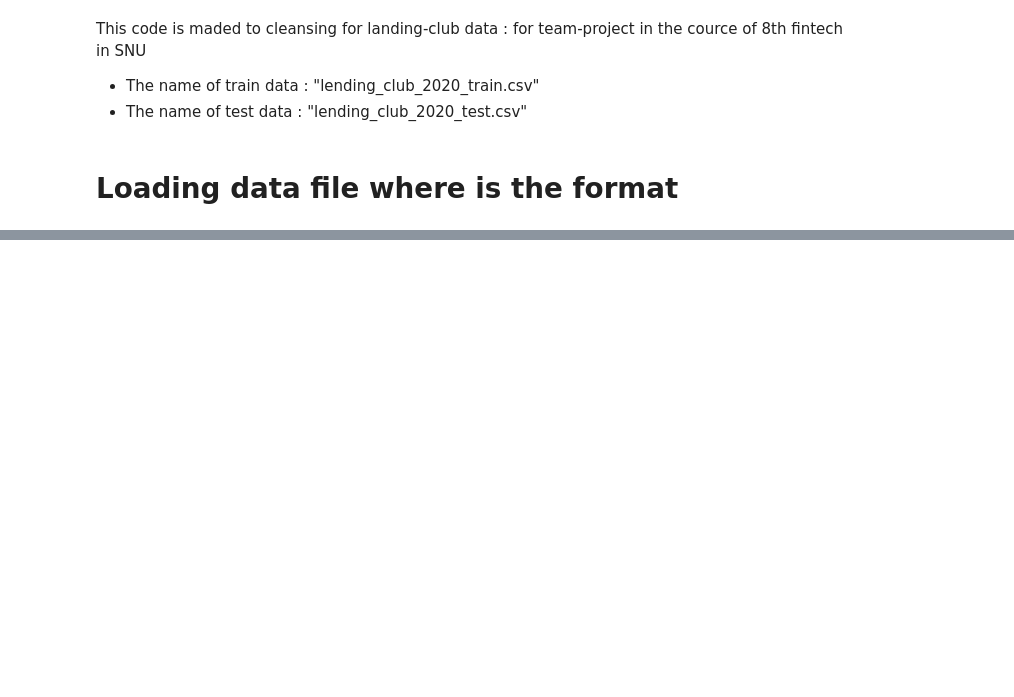
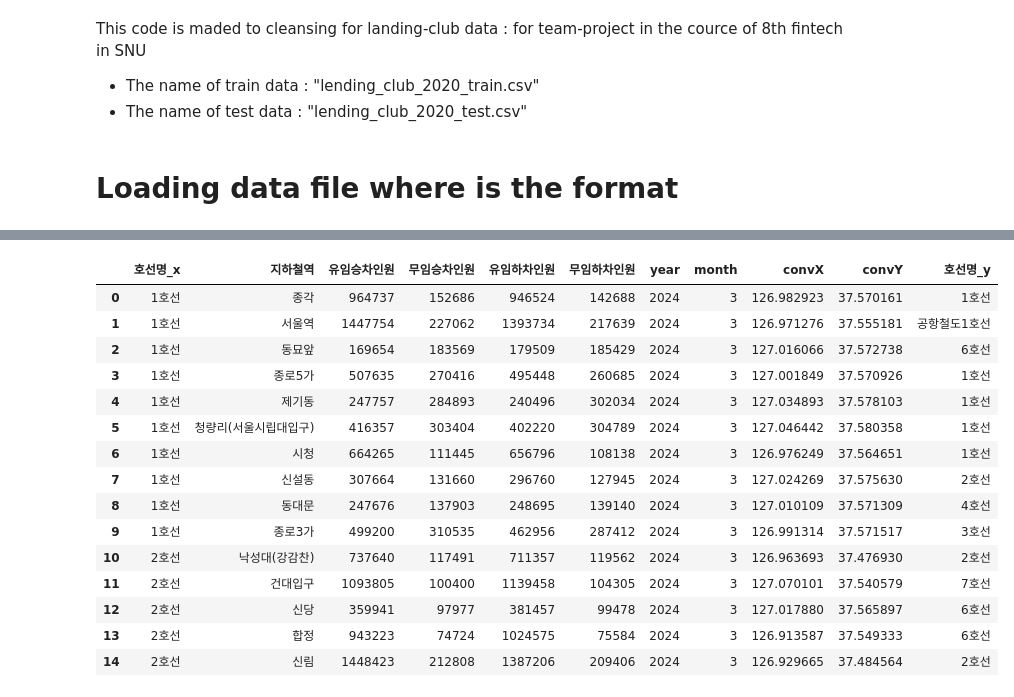
Before and after one commit to jjome/team1_visual, a Jupyter notebook: cleansing_v1.ipynb, the cells around one changed output, grey strips where cells are left out. Drawn from its saved outputs; the diff is of its cells as text; code cells hidden in the pictures; blank space fills up the shorter version.

```diff
--- a/cleansing_v1.ipynb
+++ b/cleansing_v1.ipynb
@@ -1220,0 +42,4 @@ Today is 20240429
+# %%
+feat = '작업일자'
+df1.drop(columns = [feat], axis = 0, inplace = True)
+print(df1.head())
@@ -1220,0 +53,9 @@ Today is 20240429
+# %%
+# 날짜형 변수의 경우, 'year'과 'month' feature로 나눠서 저장.
+feat = '사용월'
+df1[feat] = pd.to_datetime(df1[feat], format='%Y%m')
+df1['year'] = df1[feat].dt.year.astype(int)
+df1['month'] = df1[feat].dt.month.astype(int)
+
+df1.drop(columns = [feat], axis = 0, inplace = True)
+print(df1.head())
@@ -1220,0 +71,7 @@ Today is 20240429
+# %%
+csv = dir_name+"data_loc.csv"     # train data set to csv
+
+df2 = pd.read_csv(csv)                          # data frame of csv, i.e. source file
+
+df2.rename(columns={'lineNm': '호선명', 'stnKrNm': '지하철역'}, inplace=True)
+df2.head()
@@ -1220,0 +85,7 @@ Today is 20240429
+# %%
+df2.sort_values(by=['지하철역', '호선명'])
+df2 = df2.groupby('지하철역').agg({
+    'convX': 'mean',
+    'convY': 'mean',
+    '호선명': 'first'
+}).reset_index().sort_values(by=[ '호선명', '지하철역'])
@@ -1220,0 +112,20 @@ Today is 20240429
+# %%
+df = pd.merge(df1, df2, on='지하철역', how='left')
+df.head(15)
+# %% [output]
+|  | 호선명_x | 지하철역 | 유임승차인원 | 무임승차인원 | 유임하차인원 | 무임하차인원 | year | month | convX | convY | 호선명_y |
+| 0 | 1호선 | 종각 | 964737 | 152686 | 946524 | 142688 | 2024 | 3 | 126.982923 | 37.570161 | 1호선 |
+| 1 | 1호선 | 서울역 | 1447754 | 227062 | 1393734 | 217639 | 2024 | 3 | 126.971276 | 37.555181 | 공항철도1호선 |
+| 2 | 1호선 | 동묘앞 | 169654 | 183569 | 179509 | 185429 | 2024 | 3 | 127.016066 | 37.572738 | 6호선 |
+| 3 | 1호선 | 종로5가 | 507635 | 270416 | 495448 | 260685 | 2024 | 3 | 127.001849 | 37.570926 | 1호선 |
+| 4 | 1호선 | 제기동 | 247757 | 284893 | 240496 | 302034 | 2024 | 3 | 127.034893 | 37.578103 | 1호선 |
+| 5 | 1호선 | 청량리(서울시립대입구) | 416357 | 303404 | 402220 | 304789 | 2024 | 3 | 127.046442 | 37.580358 | 1호선 |
+| 6 | 1호선 | 시청 | 664265 | 111445 | 656796 | 108138 | 2024 | 3 | 126.976249 | 37.564651 | 1호선 |
+| 7 | 1호선 | 신설동 | 307664 | 131660 | 296760 | 127945 | 2024 | 3 | 127.024269 | 37.575630 | 2호선 |
+| 8 | 1호선 | 동대문 | 247676 | 137903 | 248695 | 139140 | 2024 | 3 | 127.010109 | 37.571309 | 4호선 |
+| 9 | 1호선 | 종로3가 | 499200 | 310535 | 462956 | 287412 | 2024 | 3 | 126.991314 | 37.571517 | 3호선 |
+| 10 | 2호선 | 낙성대(강감찬) | 737640 | 117491 | 711357 | 119562 | 2024 | 3 | 126.963693 | 37.476930 | 2호선 |
+| 11 | 2호선 | 건대입구 | 1093805 | 100400 | 1139458 | 104305 | 2024 | 3 | 127.070101 | 37.540579 | 7호선 |
+| 12 | 2호선 | 신당 | 359941 | 97977 | 381457 | 99478 | 2024 | 3 | 127.017880 | 37.565897 | 6호선 |
+| 13 | 2호선 | 합정 | 943223 | 74724 | 1024575 | 75584 | 2024 | 3 | 126.913587 | 37.549333 | 6호선 |
+| 14 | 2호선 | 신림 | 1448423 | 212808 | 1387206 | 209406 | 2024 | 3 | 126.929665 | 37.484564 | 2호선 |
```
Also changed, not shown: parts of 60 cells of this notebook.
